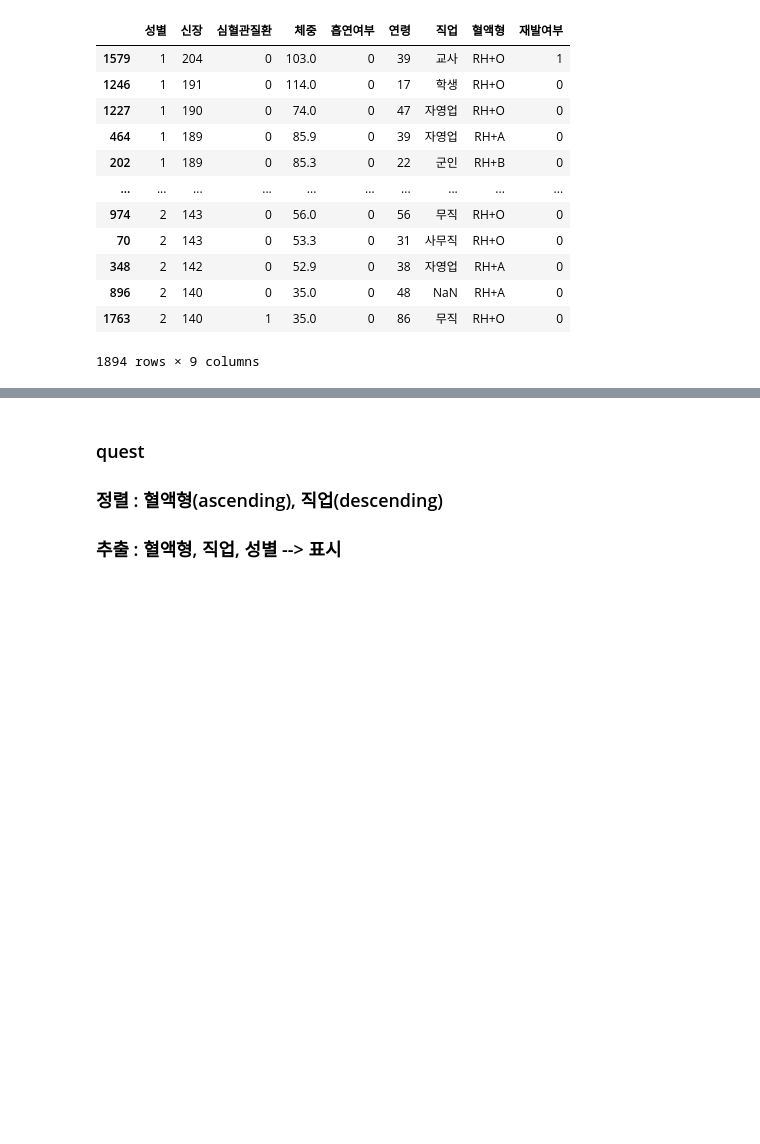
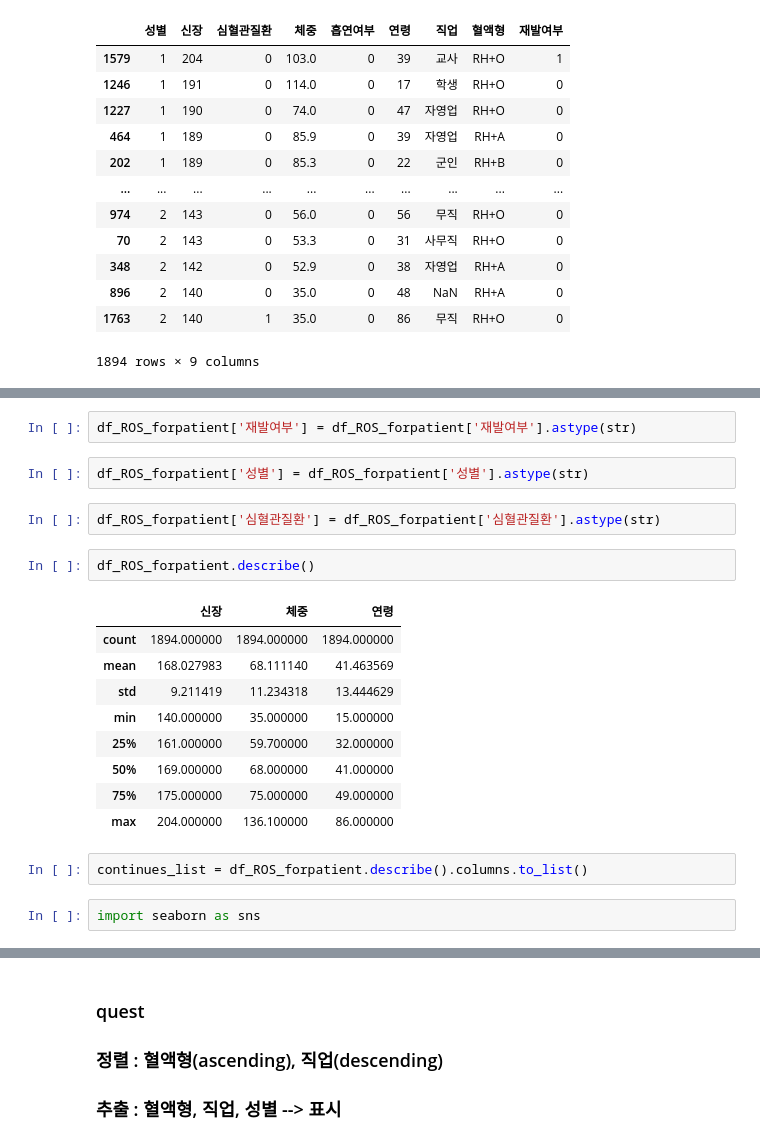
Before and after one commit to estskyway/study_data_analytics, a Jupyter notebook: codes/DDA/RecurrenceOfSurgery_DDA.ipynb, the cells around one changed output, grey strips where cells are left out. Drawn from its saved outputs; the diff is of its cells as text; blank space fills up the shorter version.

```diff
--- a/codes/DDA/RecurrenceOfSurgery_DDA.ipynb
+++ b/codes/DDA/RecurrenceOfSurgery_DDA.ipynb
@@ -158,0 +201,22 @@ df_ROS_forpatient.sort_values(by=['신장', '체중'], ascending=[False, False])
+# %%
+df_ROS_forpatient['재발여부'] = df_ROS_forpatient['재발여부'].astype(str)
+# %%
+df_ROS_forpatient['성별'] = df_ROS_forpatient['성별'].astype(str)
+# %%
+df_ROS_forpatient['심혈관질환'] = df_ROS_forpatient['심혈관질환'].astype(str)
+# %%
+df_ROS_forpatient.describe()
+# %% [output]
+|  | 신장 | 체중 | 연령 |
+| count | 1894.000000 | 1894.000000 | 1894.000000 |
+| mean | 168.027983 | 68.111140 | 41.463569 |
+| std | 9.211419 | 11.234318 | 13.444629 |
+| min | 140.000000 | 35.000000 | 15.000000 |
+| 25% | 161.000000 | 59.700000 | 32.000000 |
+| 50% | 169.000000 | 68.000000 | 41.000000 |
+| 75% | 175.000000 | 75.000000 | 49.000000 |
+| max | 204.000000 | 136.100000 | 86.000000 |
+# %%
+continues_list = df_ROS_forpatient.describe().columns.to_list()
+# %%
+import seaborn as sns
```
Also changed, not shown: parts of 10 cells of this notebook, 4 other files.
